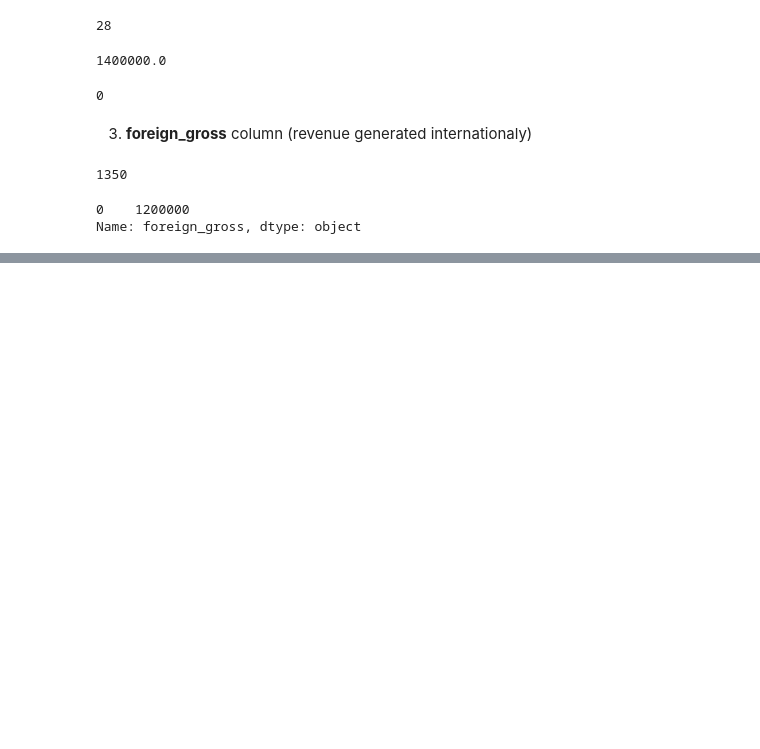
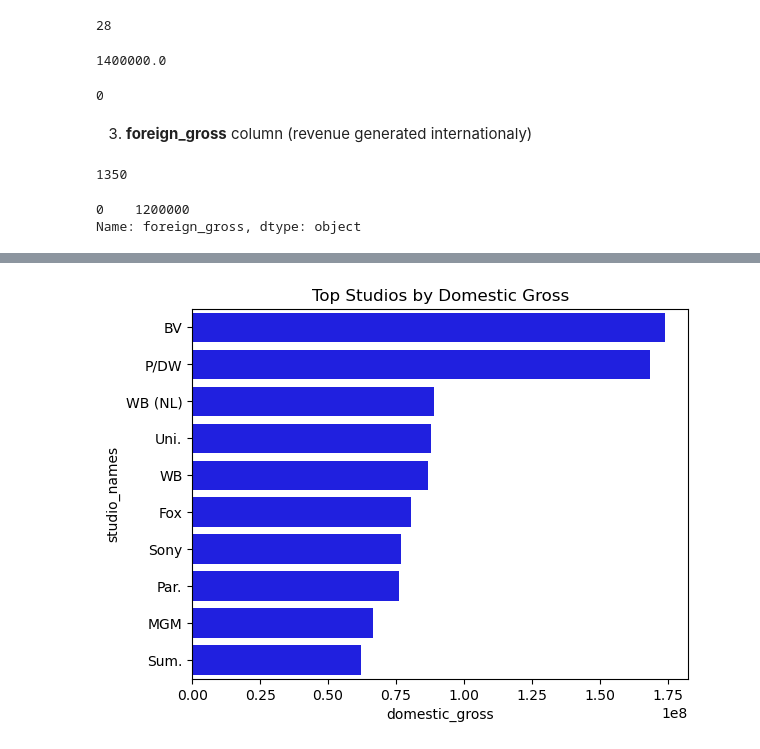
Before and after one commit to Meshack7468/PROJECT-2, a Jupyter notebook: index.ipynb, the cells around one changed output, grey strips where cells are left out. Saved outputs shown, nothing was run; the diff lists cells and outputs as text; code cells hidden in the pictures; blank space fills up the shorter version.

```diff
--- a/index.ipynb
+++ b/index.ipynb
@@ -50,5 +52,5 @@ import pandasql
 # %%
-movie_gross_df = pd.read_csv("./zippedData/bom.movie_gross.csv.gz")
+movie_gross_df = pd.read_csv("./Data/bom.movie_gross.csv.gz")
 movie_gross_df.head(7)
 # %% [output]
 |  | title | studio | domestic_gross | foreign_gross | year |
@@ -254,3 +252,7 @@ movie_gross_df["foreign_gross"].mode()
 # %% [output]
 0    1200000
 Name: foreign_gross, dtype: object
+# %%
+# converting values in primary_title and title columns to lowercase then removing whitespace
+movie_basics_df.loc[:,"primary_title"]=movie_basics_df["primary_title"].str.strip().str.lower()
+movie_gross_df.loc[:,"title"]=movie_gross_df["title"].str.strip().str.lower()
@@ -256,0 +302,11 @@ Name: foreign_gross, dtype: object
+# %%
+#Top studio by domestic gross
+studio_by_revenue =movie_gross_df.groupby("studio")["domestic_gross"].mean().sort_values(ascending=False).head(10)
+
+sns.barplot(x=studio_by_revenue.values, y=studio_by_revenue.index, color="blue")
+plt.title("Top Studios by Domestic Gross")
+plt.xlabel("domestic_gross")
+plt.ylabel("studio_names")
+plt.show()
+# %% [output]
+[figure, added]
```
Also changed, not shown: parts of 27 cells of this notebook.
